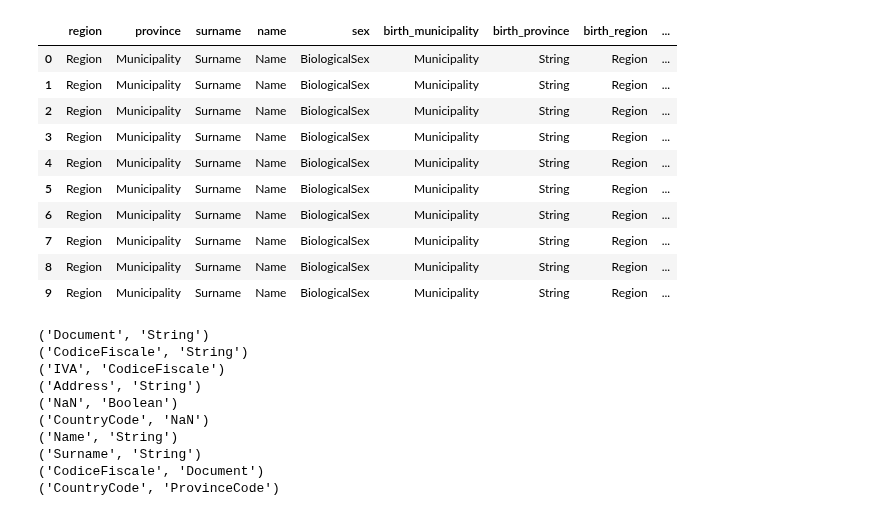
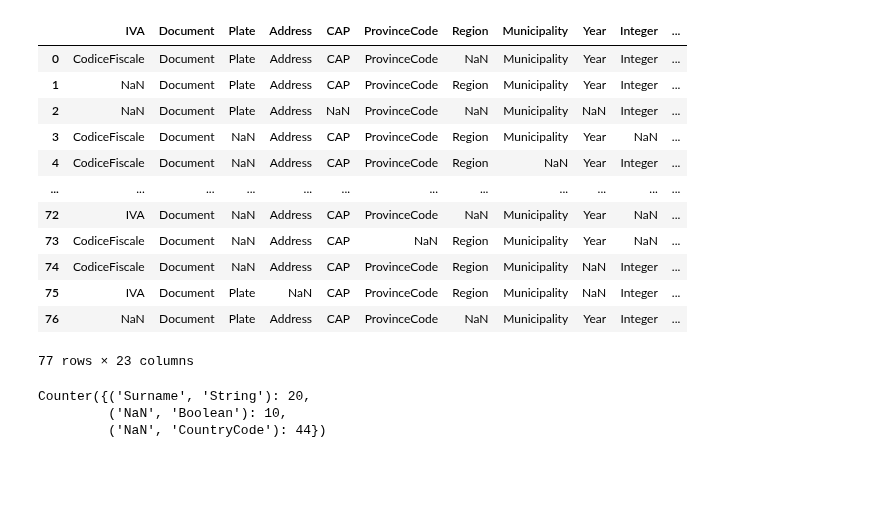
Before and after one commit to LucaCappelletti94/italian_csv_type_prediction, a Jupyter notebook: Model for simple types.ipynb, the cells around one changed output. Drawn from its saved outputs; the diff is of its cells as text; code cells hidden in the pictures; blank space fills up the shorter version.

```diff
--- a/Model for simple types.ipynb
+++ b/Model for simple types.ipynb
@@ -26,8 +26,8 @@ def parallel_dataset_generation(number:int):
         )))
     return np.vstack(Xs), np.concatenate(ys)
 # %%
-x_train, y_train = parallel_dataset_generation(1000)
-x_test, y_test = parallel_dataset_generation(1000)
+x_train, y_train = parallel_dataset_generation(100)
+x_test, y_test = parallel_dataset_generation(100)
 # %%
 model = TypePredictor()
 
@@ -58,0 +45,2 @@ df
+# %%
+X, y = SimpleDatasetGenerator().generate_simple_dataframe()
@@ -59,37 +85,29 @@ df
 # %%
-model.predict_dataframe(df)
+model.predict_dataframe(X)
 # %% [output]
-|  | region | province | surname | name | sex | birth_municipality | birth_province | birth_region | ... |
-| 0 | Region | Municipality | Surname | Name | BiologicalSex | Municipality | String | Region | ... |
-| 1 | Region | Municipality | Surname | Name | BiologicalSex | Municipality | String | Region | ... |
-| 2 | Region | Municipality | Surname | Name | BiologicalSex | Municipality | String | Region | ... |
-| 3 | Region | Municipality | Surname | Name | BiologicalSex | Municipality | String | Region | ... |
-| 4 | Region | Municipality | Surname | Name | BiologicalSex | Municipality | String | Region | ... |
-| 5 | Region | Municipality | Surname | Name | BiologicalSex | Municipality | String | Region | ... |
-| 6 | Region | Municipality | Surname | Name | BiologicalSex | Municipality | String | Region | ... |
-| 7 | Region | Municipality | Surname | Name | BiologicalSex | Municipality | String | Region | ... |
-| 8 | Region | Municipality | Surname | Name | BiologicalSex | Municipality | String | Region | ... |
-| 9 | Region | Municipality | Surname | Name | BiologicalSex | Municipality | String | Region | ... |
+|  | IVA | Document | Plate | Address | CAP | ProvinceCode | Region | Municipality | Year | Integer | ... |
+| 0 | CodiceFiscale | Document | Plate | Address | CAP | ProvinceCode | NaN | Municipality | Year | Integer | ... |
+| 1 | NaN | Document | Plate | Address | CAP | ProvinceCode | Region | Municipality | Year | Integer | ... |
+| 2 | NaN | Document | Plate | Address | NaN | ProvinceCode | NaN | Municipality | NaN | Integer | ... |
+| 3 | CodiceFiscale | Document | NaN | Address | CAP | ProvinceCode | Region | Municipality | Year | NaN | ... |
+| 4 | CodiceFiscale | Document | NaN | Address | CAP | ProvinceCode | Region | NaN | Year | Integer | ... |
+| ... | ... | ... | ... | ... | ... | ... | ... | ... | ... | ... | ... |
+| 72 | IVA | Document | NaN | Address | CAP | ProvinceCode | NaN | Municipality | Year | NaN | ... |
+| 73 | CodiceFiscale | Document | NaN | Address | CAP | NaN | Region | Municipality | Year | NaN | ... |
+| 74 | CodiceFiscale | Document | NaN | Address | CAP | ProvinceCode | Region | Municipality | NaN | Integer | ... |
+| 75 | IVA | Document | Plate | NaN | CAP | ProvinceCode | Region | Municipality | NaN | Integer | ... |
+| 76 | NaN | Document | Plate | Address | CAP | ProvinceCode | NaN | Municipality | Year | Integer | ... |
+77 rows × 23 columns
 # %%
+from collections import Counter
+
 mask = y_test != y_pred
 
 true_labels = model._embedder._encoder.inverse_transform(y_test[mask])
 predicted_labels = model._embedder._encoder.inverse_transform(y_pred[mask])
 
-labels = set()
-for true, pred in zip(true_labels, predicted_labels):
-    vals = (true, pred)
-    if vals not in labels:
-        print(vals)
-        labels.add(vals)
+Counter(zip(true_labels, predicted_labels))
 # %% [output]
-('Document', 'String')
-('CodiceFiscale', 'String')
-('IVA', 'CodiceFiscale')
-('Address', 'String')
-('NaN', 'Boolean')
-('CountryCode', 'NaN')
-('Name', 'String')
-('Surname', 'String')
-('CodiceFiscale', 'Document')
-('CountryCode', 'ProvinceCode')
+Counter({('Surname', 'String'): 20,
+         ('NaN', 'Boolean'): 10,
+         ('NaN', 'CountryCode'): 44})
```
Also changed, not shown: parts of 6 cells of this notebook, 23 other files.
